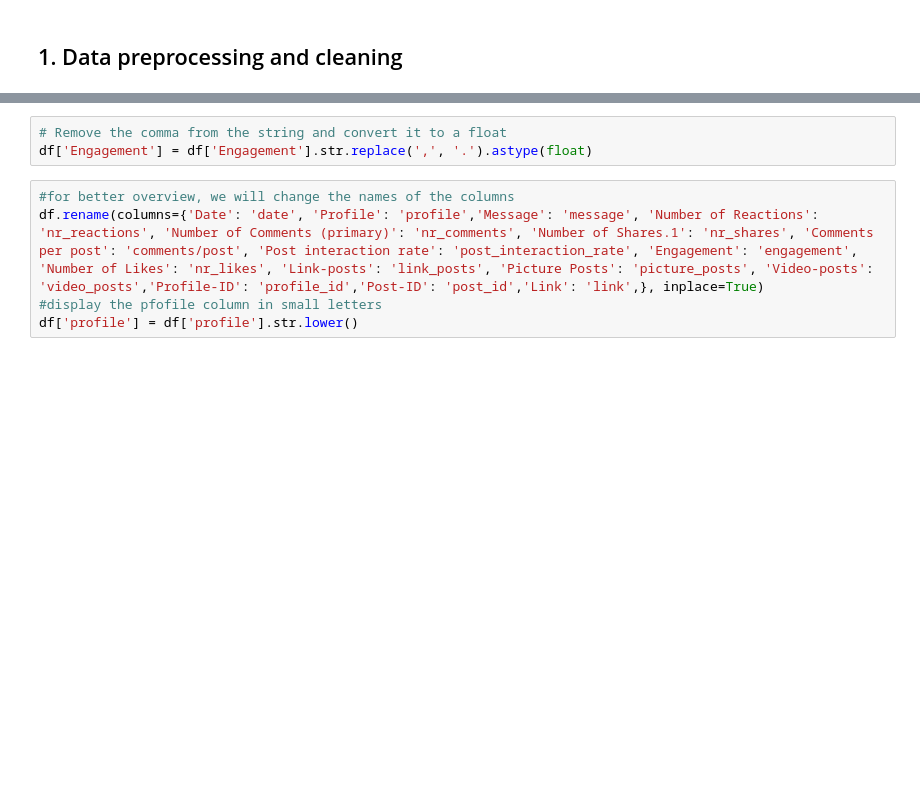
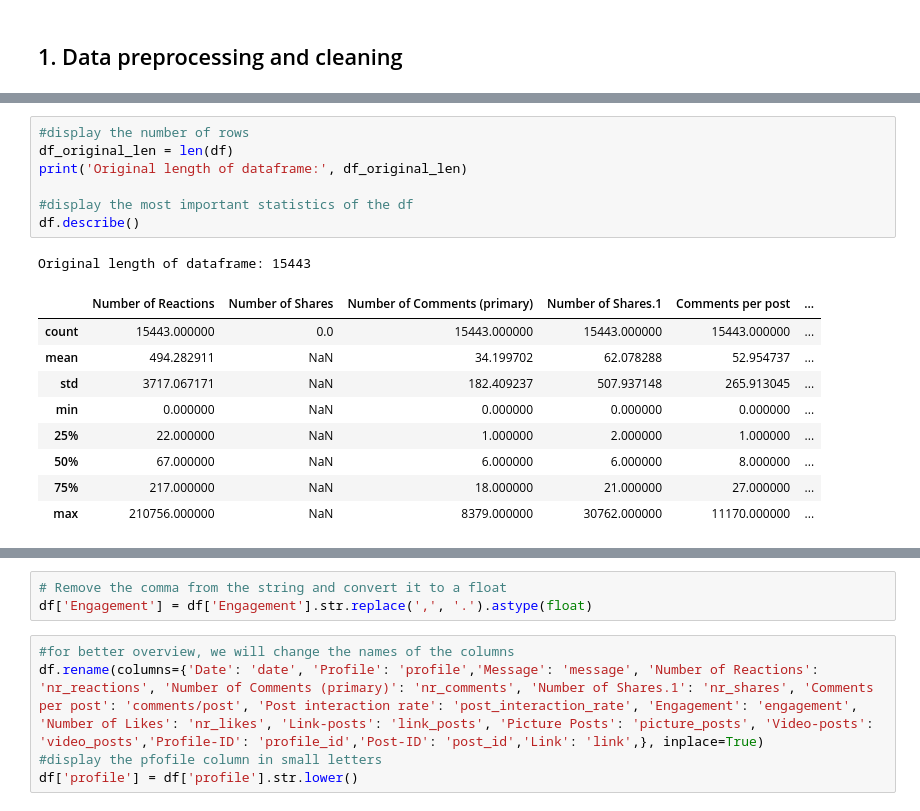
Before and after one commit to crlhbs/Group1_MarketingStrategy, a Jupyter notebook: Notebook_Themeparks_Group1.ipynb, the cells around one changed output, grey strips where cells are left out. Saved outputs shown, nothing was run; the diff lists cells and outputs as text; blank space fills up the shorter version.

```diff
--- a/Notebook_Themeparks_Group1.ipynb
+++ b/Notebook_Themeparks_Group1.ipynb
@@ -51,0 +36,18 @@ print(df.head())
+# %%
+#display the number of rows
+df_original_len = len(df)
+print('Original length of dataframe:', df_original_len)
+
+#display the most important statistics of the df
+df.describe()
+# %% [output]
+Original length of dataframe: 15443
+|  | Number of Reactions | Number of Shares | Number of Comments (primary) | Number of Shares.1 | Comments per post | ... |
+| count | 15443.000000 | 0.0 | 15443.000000 | 15443.000000 | 15443.000000 | ... |
+| mean | 494.282911 | NaN | 34.199702 | 62.078288 | 52.954737 | ... |
+| std | 3717.067171 | NaN | 182.409237 | 507.937148 | 265.913045 | ... |
+| min | 0.000000 | NaN | 0.000000 | 0.000000 | 0.000000 | ... |
+| 25% | 22.000000 | NaN | 1.000000 | 2.000000 | 1.000000 | ... |
+| 50% | 67.000000 | NaN | 6.000000 | 6.000000 | 8.000000 | ... |
+| 75% | 217.000000 | NaN | 18.000000 | 21.000000 | 27.000000 | ... |
+| max | 210756.000000 | NaN | 8379.000000 | 30762.000000 | 11170.000000 | ... |
```
Also changed, not shown: parts of 14 cells of this notebook.
